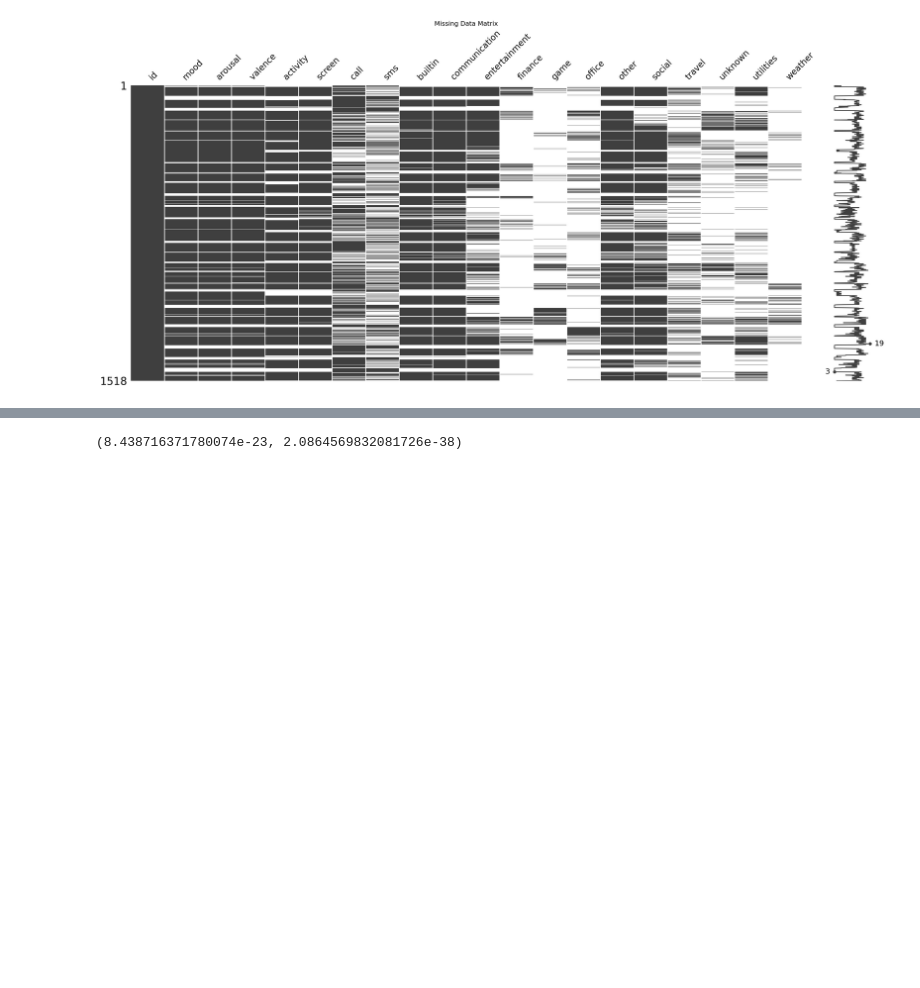
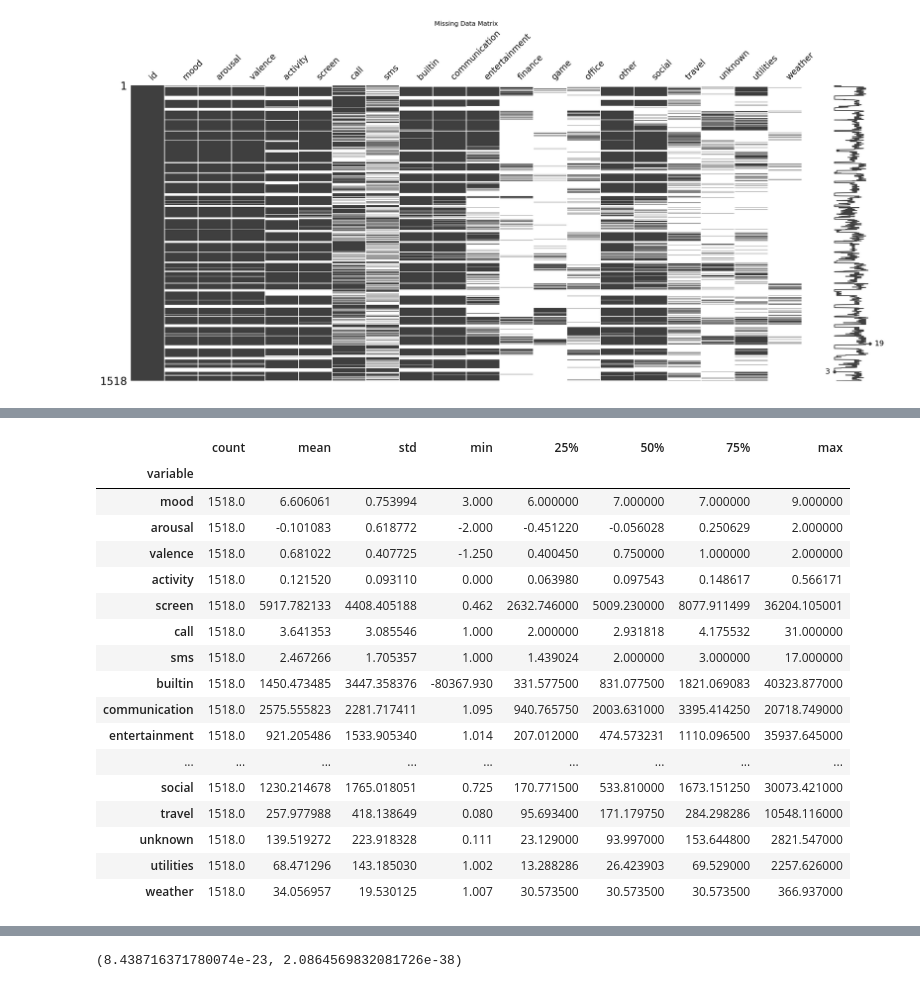
Before and after one commit to vishalkanteppa/Data-Mining, a Jupyter notebook: DM_advanced.ipynb, the cells around one changed output, grey strips where cells are left out. Cells and saved outputs as stored; diff of their text form; code cells hidden in the pictures; blank space fills up the shorter version.

```diff
--- a/DM_advanced.ipynb
+++ b/DM_advanced.ipynb
@@ -382,12 +382,3 @@ plt.title('Missing Data Matrix')
 plt.show()
 # %% [output]
 [figure]
-# %%
-grouped = transformed_df.groupby('id')
-
-# loop through each group and impute missing values
-for name, group in grouped:
-    # sort the group by the time series column
-    #group['date'] = pd.to_datetime(group['date'],errors='coerce')
-    print(group)
-    break
@@ -412,7 +385,7 @@ date
 # %%
 #knn imputation
 from sklearn.impute import KNNImputer
-imputer = KNNImputer(n_neighbors=5)
+imputer = KNNImputer(n_neighbors=9)
 
 
 transformed_df_copy = transformed_df.copy()
@@ -494,3 +519,34 @@ dtype: int64
+# %%
+from sklearn.impute import SimpleImputer
+
+# Create the imputer object with strategy as 'median'
+imputer = SimpleImputer(strategy='median')
+dropped = imputed_df.drop(['date', 'id'], axis=1)
+
+features_to_impute = pd.DataFrame(imputer.fit_transform(dropped), columns = dropped.columns)# Impute missing values in the dataframe
+imputed_df_KNN = pd.concat([imputed_df[['date', 'id']],features_to_impute],axis = 1)
+imputed_df_KNN['mood'] = imputed_df_KNN['mood'].astype(int)
+# %%
+imputed_df_KNN.describe().T
+# %% [output]
+|  | count | mean | std | min | 25% | 50% | 75% | max |
+| variable |  |  |  |  |  |  |  |  |
+| mood | 1518.0 | 6.606061 | 0.753994 | 3.000 | 6.000000 | 7.000000 | 7.000000 | 9.000000 |
+| arousal | 1518.0 | -0.101083 | 0.618772 | -2.000 | -0.451220 | -0.056028 | 0.250629 | 2.000000 |
+| valence | 1518.0 | 0.681022 | 0.407725 | -1.250 | 0.400450 | 0.750000 | 1.000000 | 2.000000 |
+| activity | 1518.0 | 0.121520 | 0.093110 | 0.000 | 0.063980 | 0.097543 | 0.148617 | 0.566171 |
+| screen | 1518.0 | 5917.782133 | 4408.405188 | 0.462 | 2632.746000 | 5009.230000 | 8077.911499 | 36204.105001 |
+| call | 1518.0 | 3.641353 | 3.085546 | 1.000 | 2.000000 | 2.931818 | 4.175532 | 31.000000 |
+| sms | 1518.0 | 2.467266 | 1.705357 | 1.000 | 1.439024 | 2.000000 | 3.000000 | 17.000000 |
+| builtin | 1518.0 | 1450.473485 | 3447.358376 | -80367.930 | 331.577500 | 831.077500 | 1821.069083 | 40323.877000 |
+| communication | 1518.0 | 2575.555823 | 2281.717411 | 1.095 | 940.765750 | 2003.631000 | 3395.414250 | 20718.749000 |
+| entertainment | 1518.0 | 921.205486 | 1533.905340 | 1.014 | 207.012000 | 474.573231 | 1110.096500 | 35937.645000 |
+| ... | ... | ... | ... | ... | ... | ... | ... | ... |
+| social | 1518.0 | 1230.214678 | 1765.018051 | 0.725 | 170.771500 | 533.810000 | 1673.151250 | 30073.421000 |
+| travel | 1518.0 | 257.977988 | 418.138649 | 0.080 | 95.693400 | 171.179750 | 284.298286 | 10548.116000 |
+| unknown | 1518.0 | 139.519272 | 223.918328 | 0.111 | 23.129000 | 93.997000 | 153.644800 | 2821.547000 |
+| utilities | 1518.0 | 68.471296 | 143.185030 | 1.002 | 13.288286 | 26.423903 | 69.529000 | 2257.626000 |
+| weather | 1518.0 | 34.056957 | 19.530125 | 1.007 | 30.573500 | 30.573500 | 30.573500 | 366.937000 |
 # %%
 # interpolation imputation
 grouped = transformed_df_copy.groupby('id')
```
Also changed, not shown: parts of 12 cells of this notebook.
